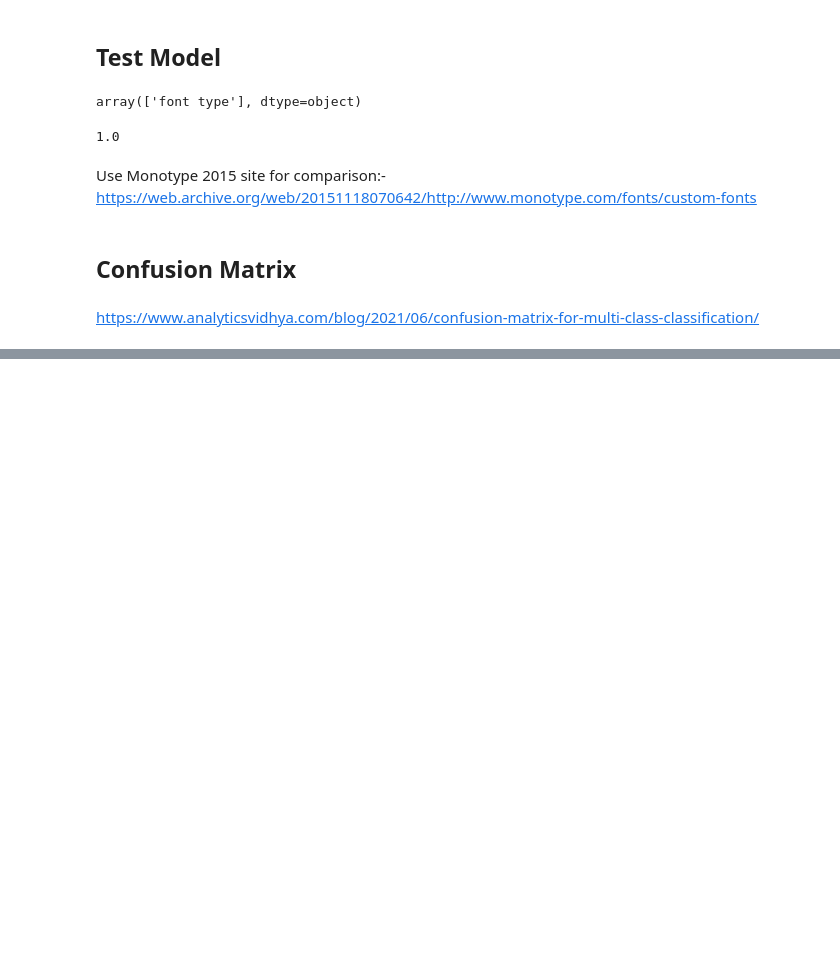
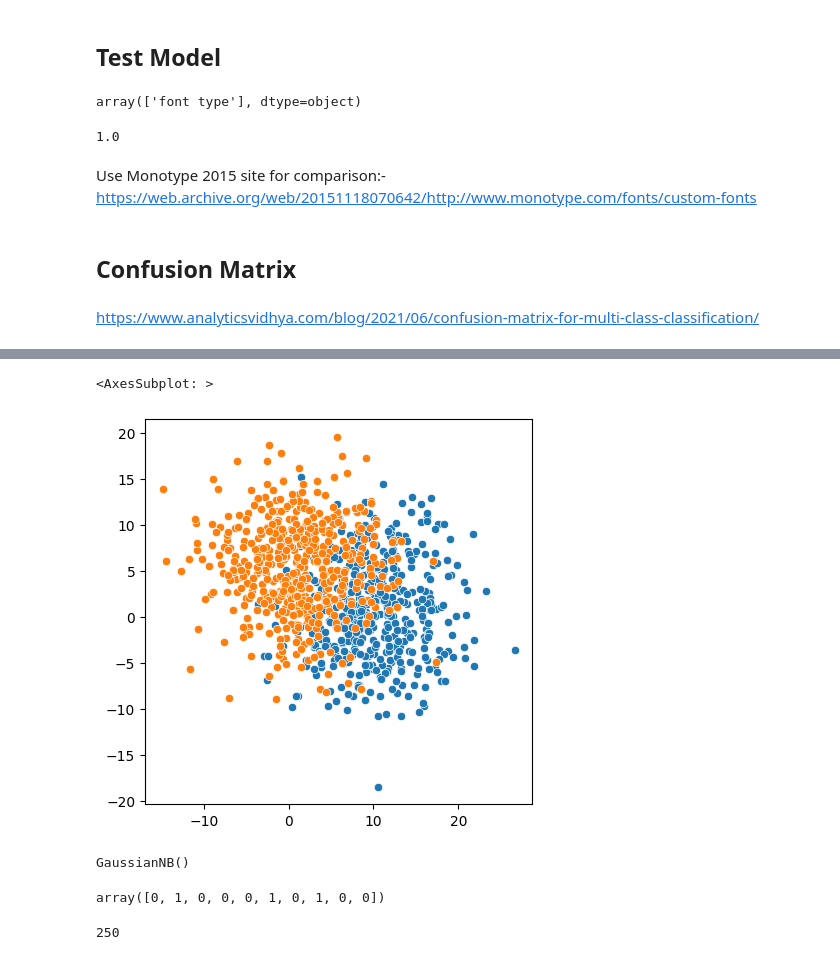
Before and after one commit to sandy-lee/keyword_classifier, a Jupyter notebook: keyword_classifier.ipynb, the cells around one changed output, grey strips where cells are left out. Saved outputs shown, nothing was run; the diff lists cells and outputs as text; code cells hidden in the pictures; blank space fills up the shorter version.

```diff
--- a/keyword_classifier.ipynb
+++ b/keyword_classifier.ipynb
@@ -530,0 +487,20 @@ print(f'\nOur out of fold AUC score is {general_auc_score:0.4f}')
+# %%
+# Parameters for the synthetic data
+scale = 5
+size = 500
+# %%
+# Generate class 1 out of a normal distribution
+class1_x = np.random.normal(loc = 10, scale = scale, size = size)
+class1_y = np.random.normal(loc = 1, scale = scale, size = size)
+# %%
+# Generate class 2 out of a normal distribution
+class2_x = np.random.normal(loc = 1, scale = scale, size = size)
+class2_y = np.random.normal(loc = 5, scale = scale, size = size)
+# %%
+# Plot both to show how much they intersect
+plt.figure(figsize=(5, 5))
+sns.scatterplot(x = class1_x, y = class1_y)
+sns.scatterplot(x = class2_x, y = class2_y)
+# %% [output]
+<AxesSubplot: >
+[figure, added]
@@ -530,0 +531,5 @@ print(f'\nOur out of fold AUC score is {general_auc_score:0.4f}')
+# %%
+# Fit the model to the training data
+model.fit(X_train, y_train)
+# %% [output]
+GaussianNB()
@@ -530,0 +539,5 @@ print(f'\nOur out of fold AUC score is {general_auc_score:0.4f}')
+# %%
+# Show the first 10 entries
+y_pred[:10]
+# %% [output]
+array([0, 1, 0, 0, 0, 1, 0, 1, 0, 0])
@@ -530,0 +547,4 @@ print(f'\nOur out of fold AUC score is {general_auc_score:0.4f}')
+# %%
+len(X_test)
+# %% [output]
+250
```
Also changed, not shown: parts of 40 cells of this notebook.
